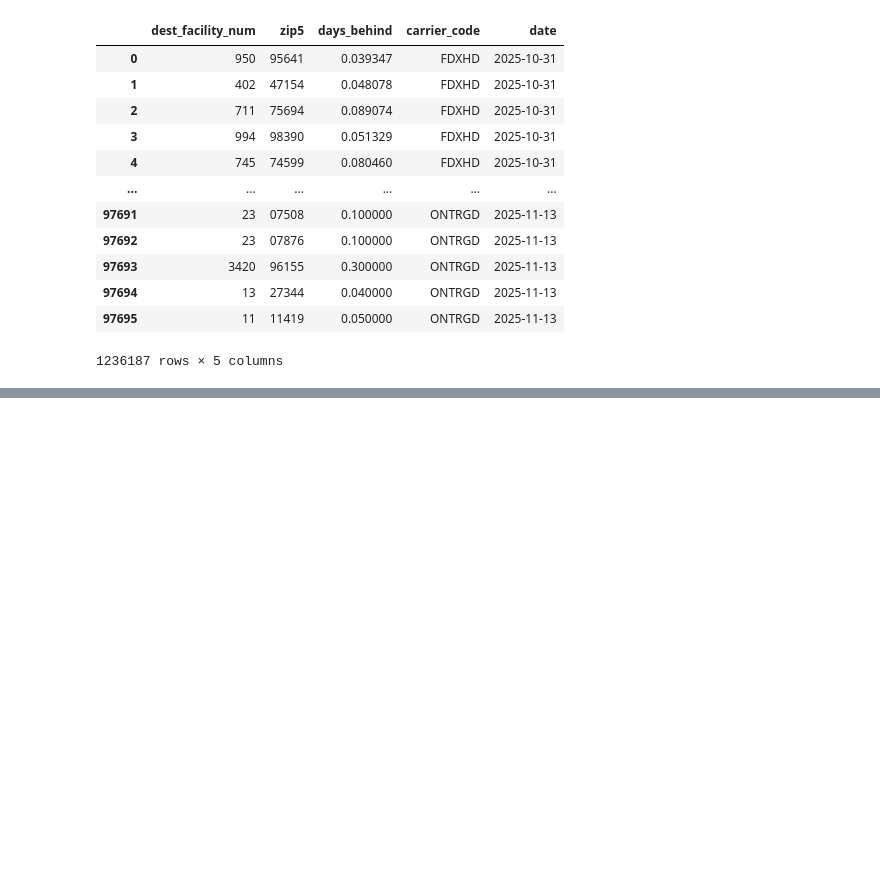
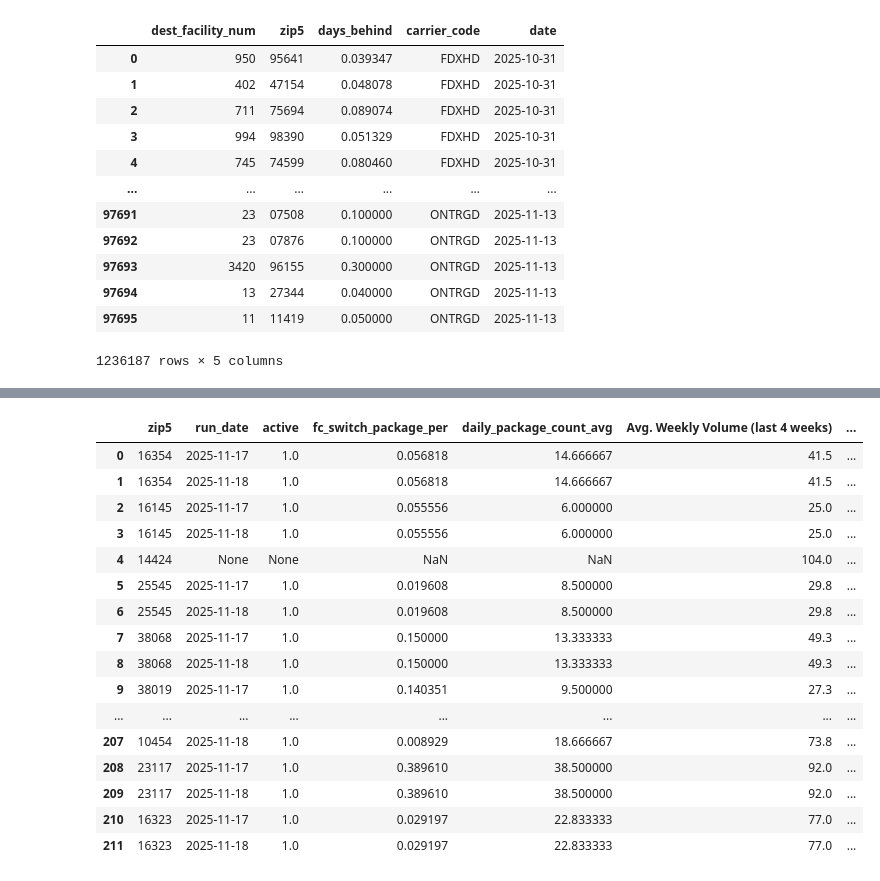
Before and after one commit to ogunes-chwy/zipcar, a Jupyter notebook: debug_recommendations.ipynb, the cells around one changed output, grey strips where cells are left out. Drawn from its saved outputs; the diff is of its cells as text; code cells hidden in the pictures; blank space fills up the shorter version.

```diff
--- a/debug_recommendations.ipynb
+++ b/debug_recommendations.ipynb
@@ -431,0 +373,10 @@ df
+# %%
+df_comp = df_ext.merge(df_m[['zip5','run_date','active',
+                                'fc_switch_package_per',
+       'daily_package_count_avg', 'FDXHD_unpadded_edd_dea',
+       'ONTRGD_unpadded_edd_dea', 'reason_code_dea', 'FDXHD_act_package_count',
+       'ONTRGD_act_package_count', 'FDXHD_days_behind', 'ONTRGD_days_behind',]], on=['zip5'], how='left')
+# %%
+df_comp = df_comp.merge(df[['zip5','run_date','final_recommendation',
+       'final_reason_dea', 'final_reason_shutdown', 'final_reason_backlog',
+       'priority_score']], on=['zip5','run_date'], how='left')
@@ -431,0 +387,4 @@ df
+# %%
+df_comp['run_date'] = df_comp['run_date'].fillna('None')
+df_comp['active'] = df_comp['active'].fillna('None')
+df_comp['final_recommendation'] = df_comp['final_recommendation'].fillna('None')
@@ -431,0 +419,15 @@ df
+# %%
+df_comp['zip_volume_req_fail'] = 0
+df_comp.loc[
+    (df_comp['daily_package_count_avg'] < 25)
+,'zip_volume_req_fail'] = 1
+
+df_comp['fc_switch_package_per_fail'] = 0
+df_comp.loc[
+    (df_comp['fc_switch_package_per'] > 0.15)
+,'fc_switch_package_per_fail'] = 1
+
+df_comp['ONTRGD_dea_higher_than_90'] = 0
+df_comp.loc[
+    (df_comp['ONTRGD_unpadded_edd_dea'] >= 0.9)
+,'ONTRGD_dea_higher_than_90'] = 1
@@ -431,0 +456,25 @@ df
+# %%
+df_comp.loc[
+    (df_comp['final_recommendation'] == 'None')
+][['zip5','run_date','active',
+'fc_switch_package_per','daily_package_count_avg',
+' Avg. Weekly Volume (last 4 weeks) ','Avg. DEA (last 4 weeks)',
+'FDXHD_unpadded_edd_dea','ONTRGD_unpadded_edd_dea','FDXHD_days_behind','ONTRGD_days_behind']]
+# %% [output]
+|  | zip5 | run_date | active | fc_switch_package_per | daily_package_count_avg | Avg. Weekly Volume (last 4 weeks) | ... |
+| 0 | 16354 | 2025-11-17 | 1.0 | 0.056818 | 14.666667 | 41.5 | ... |
+| 1 | 16354 | 2025-11-18 | 1.0 | 0.056818 | 14.666667 | 41.5 | ... |
+| 2 | 16145 | 2025-11-17 | 1.0 | 0.055556 | 6.000000 | 25.0 | ... |
+| 3 | 16145 | 2025-11-18 | 1.0 | 0.055556 | 6.000000 | 25.0 | ... |
+| 4 | 14424 | None | None | NaN | NaN | 104.0 | ... |
+| 5 | 25545 | 2025-11-17 | 1.0 | 0.019608 | 8.500000 | 29.8 | ... |
+| 6 | 25545 | 2025-11-18 | 1.0 | 0.019608 | 8.500000 | 29.8 | ... |
+| 7 | 38068 | 2025-11-17 | 1.0 | 0.150000 | 13.333333 | 49.3 | ... |
+| 8 | 38068 | 2025-11-18 | 1.0 | 0.150000 | 13.333333 | 49.3 | ... |
+| 9 | 38019 | 2025-11-17 | 1.0 | 0.140351 | 9.500000 | 27.3 | ... |
+| ... | ... | ... | ... | ... | ... | ... | ... |
+| 207 | 10454 | 2025-11-18 | 1.0 | 0.008929 | 18.666667 | 73.8 | ... |
+| 208 | 23117 | 2025-11-17 | 1.0 | 0.389610 | 38.500000 | 92.0 | ... |
+| 209 | 23117 | 2025-11-18 | 1.0 | 0.389610 | 38.500000 | 92.0 | ... |
+| 210 | 16323 | 2025-11-17 | 1.0 | 0.029197 | 22.833333 | 77.0 | ... |
+| 211 | 16323 | 2025-11-18 | 1.0 | 0.029197 | 22.833333 | 77.0 | ... |
```
Also changed, not shown: parts of 26 cells of this notebook, 1 other file.
